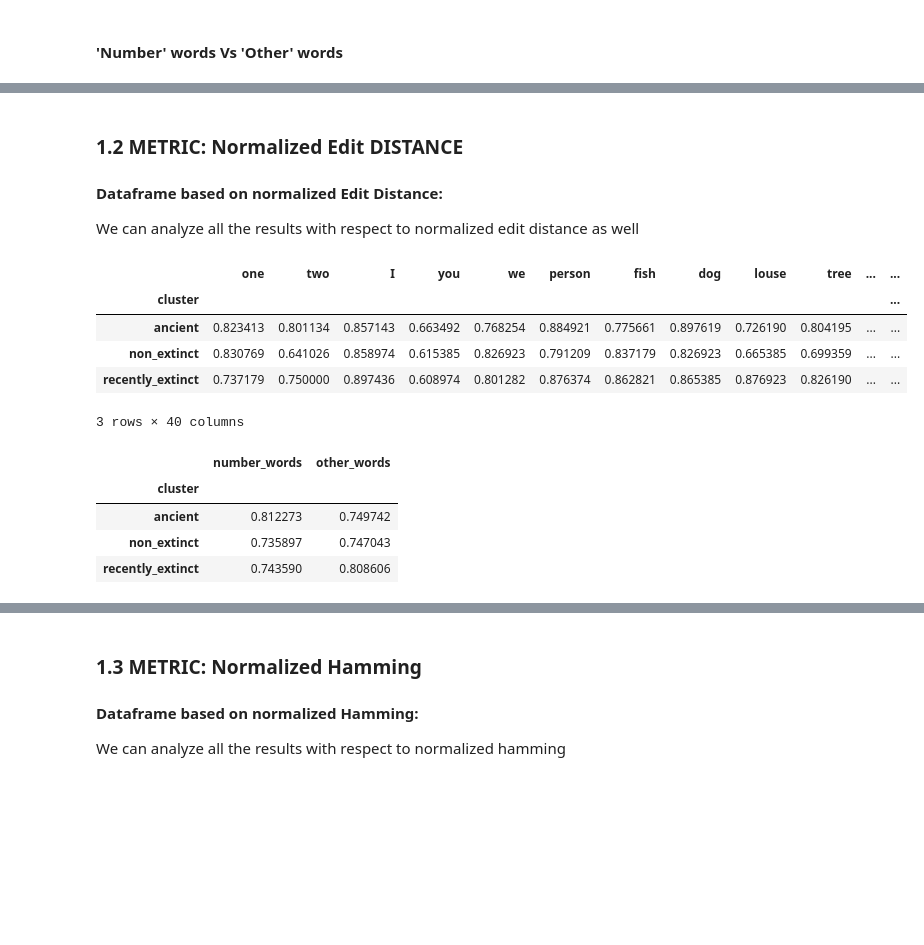
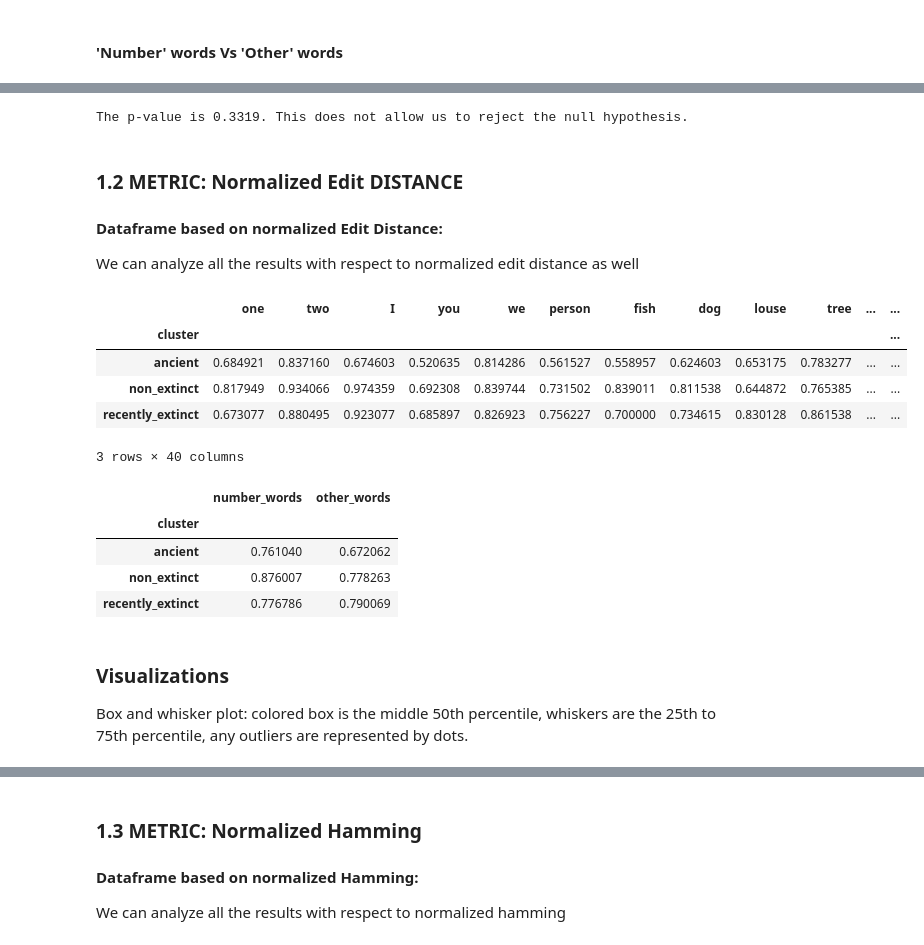
Before and after one commit to sidsvash26/history_of_number_words, a Jupyter notebook: Project_2_History_of_Number_words.ipynb, the cells around one changed output, grey strips where cells are left out. Cells and saved outputs as stored; diff of their text form; code cells hidden in the pictures; blank space fills up the shorter version.

Commit message:
updated visualizations

```diff
--- a/Project_2_History_of_Number_words.ipynb
+++ b/Project_2_History_of_Number_words.ipynb
@@ -367,3 +403,12 @@ df[['number_words', 'other_words']].groupby(level=['cluster']).mean()
+# %%
+p_value = sp.stats.ttest_ind(df.values[-1], df.values[-2], nan_policy='omit')[1]
+
+if p_value < 0.05:
+    print('The p-value is %4.4f. This allows us to reject the null hypothesis.' % p_value)
+else:
+    print('The p-value is %4.4f. This does not allow us to reject the null hypothesis.' % p_value)
+# %% [output]
+The p-value is 0.3319. This does not allow us to reject the null hypothesis.
 # %% [markdown]
 ### 1.2 METRIC: Normalized Edit DISTANCE
 
@@ -372,23 +417,23 @@ We can analyze all the results with respect to normalized edit distance as well
 # %%
 #Create an empty dataframe with columns as words and multi index (language, cluster)
 df = pd.DataFrame(columns = words, index = index_adv, dtype=float)
 
 for (lang, cluster) in all_langs:
     for word in words:
         try:
-            df.loc[(lang, cluster),word] = similarity_metric('nedit_d', 'ENGLISH', lang, word)
+            df.loc[(lang, cluster),word] = similarity_metric('nedit_d', 'OLD_ENGLISH', lang, word)
         except:
             pass   #for words not found in a particular language
 
 #Missing Value imputations
 df.fillna(df.median(), inplace=True)
 df.groupby(level=['cluster']).mean()
 # %% [output]
 |  | one | two | I | you | we | person | fish | dog | louse | tree | ... | ... |
 | cluster |  |  |  |  |  |  |  |  |  |  |  | ... |
-| ancient | 0.823413 | 0.801134 | 0.857143 | 0.663492 | 0.768254 | 0.884921 | 0.775661 | 0.897619 | 0.726190 | 0.804195 | ... | ... |
-| non_extinct | 0.830769 | 0.641026 | 0.858974 | 0.615385 | 0.826923 | 0.791209 | 0.837179 | 0.826923 | 0.665385 | 0.699359 | ... | ... |
-| recently_extinct | 0.737179 | 0.750000 | 0.897436 | 0.608974 | 0.801282 | 0.876374 | 0.862821 | 0.865385 | 0.876923 | 0.826190 | ... | ... |
+| ancient | 0.684921 | 0.837160 | 0.674603 | 0.520635 | 0.814286 | 0.561527 | 0.558957 | 0.624603 | 0.653175 | 0.783277 | ... | ... |
+| non_extinct | 0.817949 | 0.934066 | 0.974359 | 0.692308 | 0.839744 | 0.731502 | 0.839011 | 0.811538 | 0.644872 | 0.765385 | ... | ... |
+| recently_extinct | 0.673077 | 0.880495 | 0.923077 | 0.685897 | 0.826923 | 0.756227 | 0.700000 | 0.734615 | 0.830128 | 0.861538 | ... | ... |
 3 rows × 40 columns
 # %%
 number_words = list(df.columns[:2])
@@ -401,6 +446,9 @@ df[['number_words', 'other_words']].groupby(level=['cluster']).mean()
 # %% [output]
 |  | number_words | other_words |
 | cluster |  |  |
-| ancient | 0.812273 | 0.749742 |
-| non_extinct | 0.735897 | 0.747043 |
-| recently_extinct | 0.743590 | 0.808606 |
+| ancient | 0.761040 | 0.672062 |
+| non_extinct | 0.876007 | 0.778263 |
+| recently_extinct | 0.776786 | 0.790069 |
+# %% [markdown]
+### Visualizations
+Box and whisker plot: colored box is the middle 50th percentile, whiskers are the 25th to 75th percentile, any outliers are represented by dots.
```
Also changed, not shown: parts of 65 cells of this notebook.
